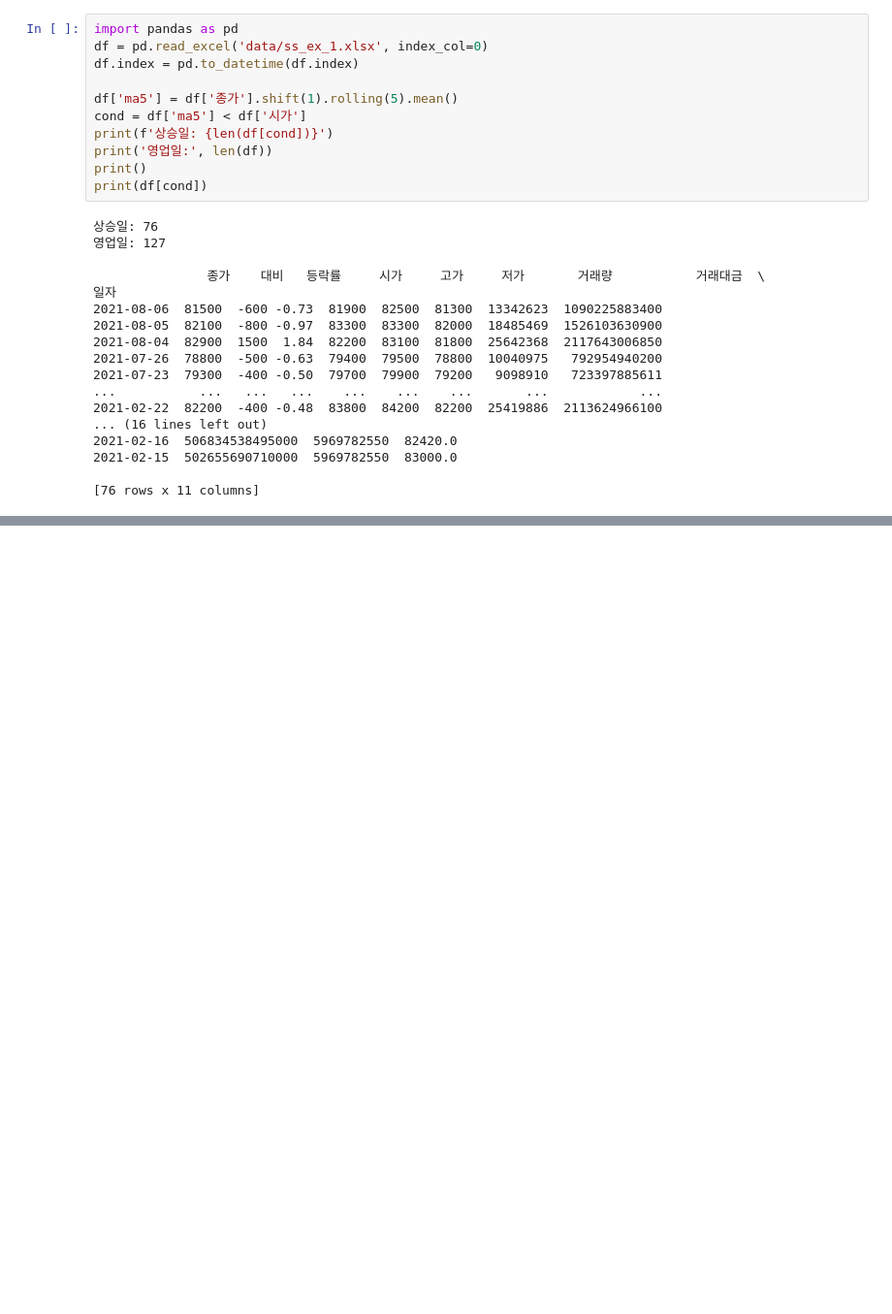
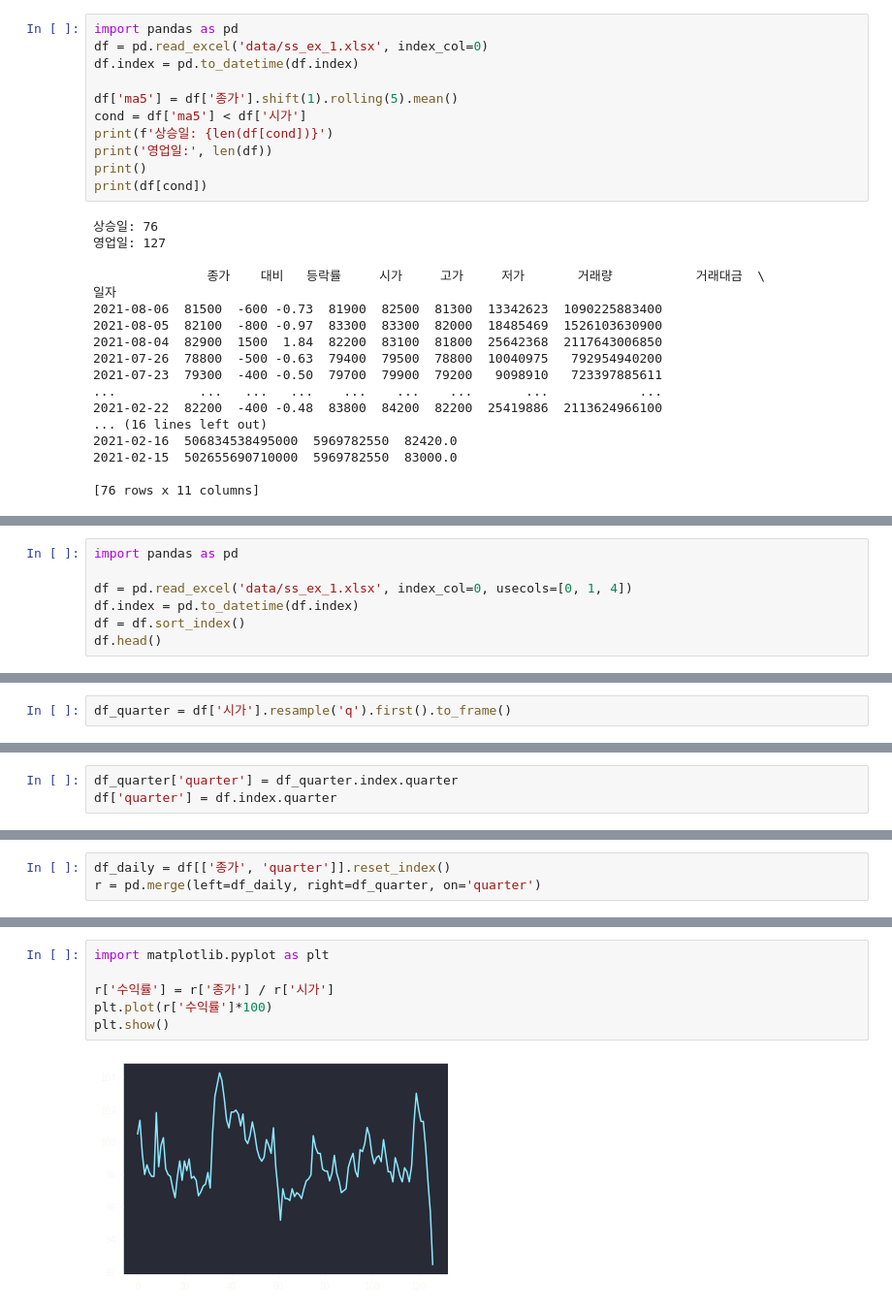
Before and after one commit to objectin/book-pandas-for-finance, a Jupyter notebook: ch06/02.ipynb, the cells around one changed output, grey strips where cells are left out. Shown at 97% size. Cells and saved outputs as stored; diff of their text form; blank space fills up the shorter version.

```diff
--- a/ch06/02.ipynb
+++ b/ch06/02.ipynb
@@ -245,0 +495,7 @@ print(df[cond])
+# %%
+import pandas as pd
+
+df = pd.read_excel('data/ss_ex_1.xlsx', index_col=0, usecols=[0, 1, 4])
+df.index = pd.to_datetime(df.index)
+df = df.sort_index()
+df.head()
@@ -245,0 +510,2 @@ print(df[cond])
+# %%
+df_quarter = df['시가'].resample('q').first().to_frame()
@@ -245,0 +529,3 @@ print(df[cond])
+# %%
+df_quarter['quarter'] = df_quarter.index.quarter
+df['quarter'] = df.index.quarter
@@ -245,0 +549,3 @@ print(df[cond])
+# %%
+df_daily = df[['종가', 'quarter']].reset_index()
+r = pd.merge(left=df_daily, right=df_quarter, on='quarter')
@@ -245,0 +568,8 @@ print(df[cond])
+# %%
+import matplotlib.pyplot as plt
+
+r['수익률'] = r['종가'] / r['시가']
+plt.plot(r['수익률']*100)
+plt.show()
+# %% [output]
+[figure, added]
```
Also changed, not shown: parts of 29 cells of this notebook.
